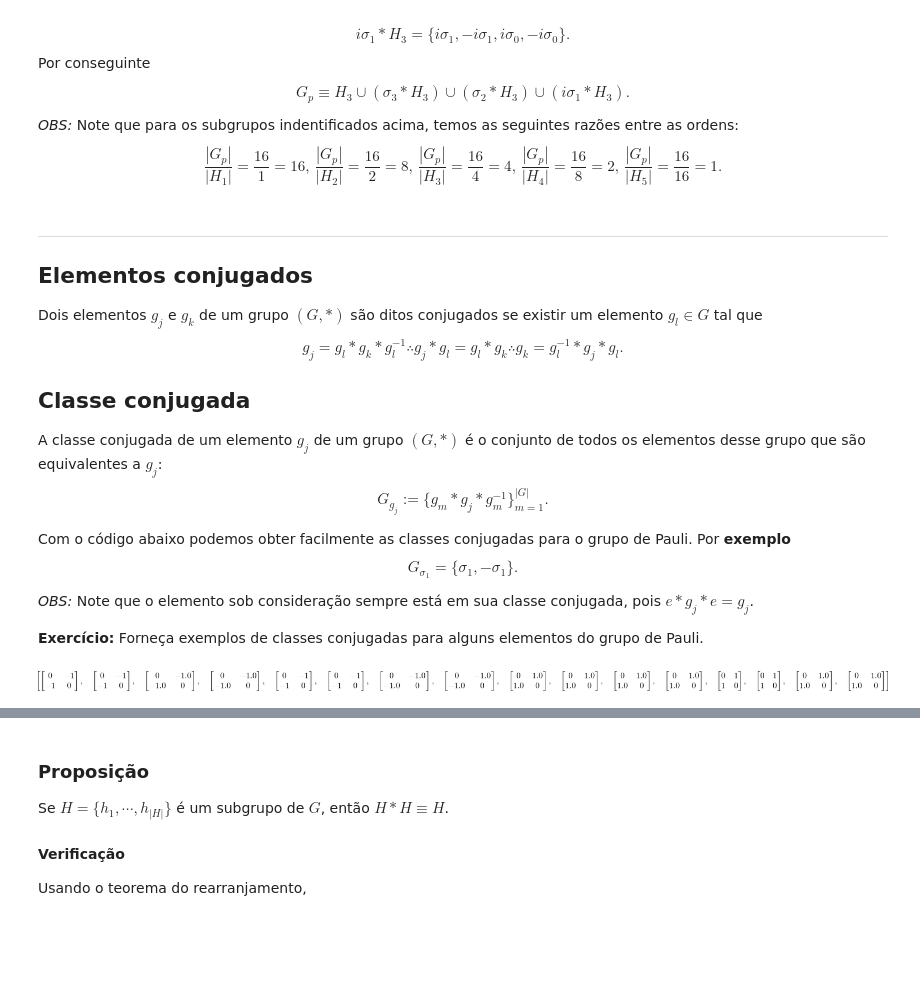
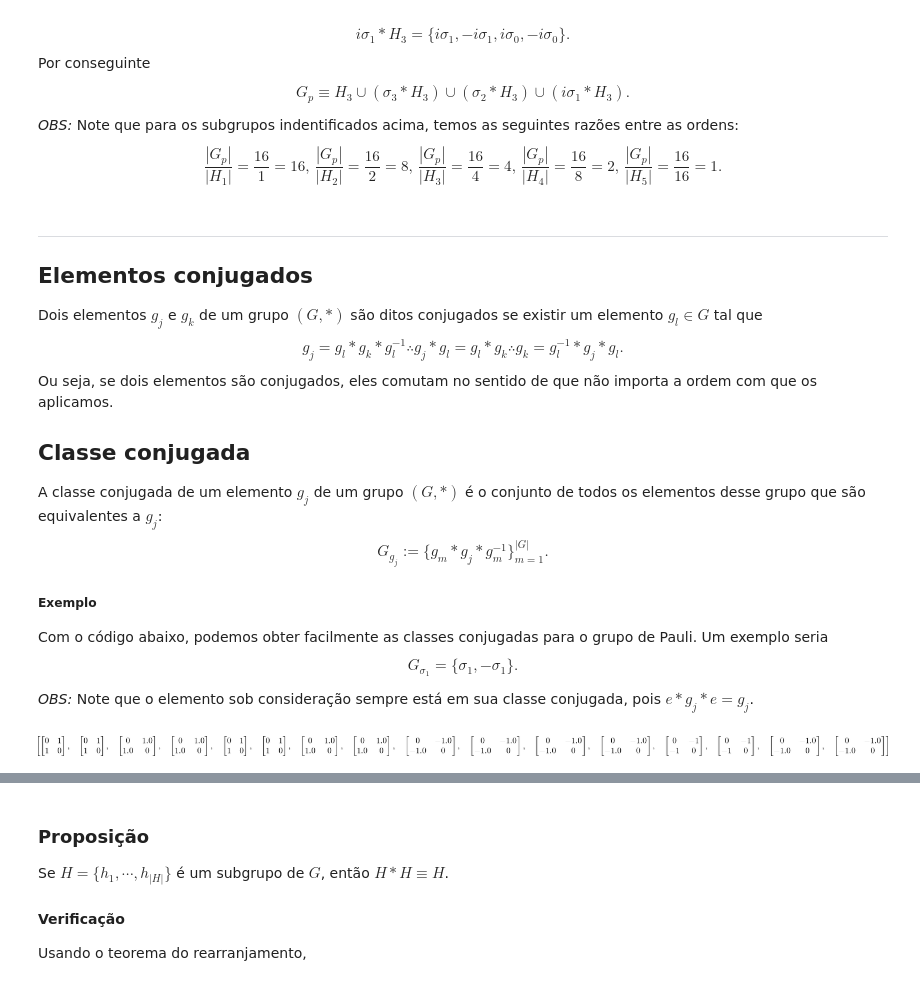
Before and after one commit to jonasmaziero/teoria_de_grupos, a Jupyter notebook: 01_grupos.ipynb, the cells around one changed output, grey strips where cells are left out. Saved outputs shown, nothing was run; the diff lists cells and outputs as text; code cells hidden in the pictures; blank space fills up the shorter version.

```diff
--- a/01_grupos.ipynb
+++ b/01_grupos.ipynb
@@ -200,6 +206,7 @@ Dois elementos $g_{j}$ e $g_{k}$ de um grupo $(G,*)$ são ditos conjugados se ex
 \begin{equation}
 g_{j}=g_{l}*g_{k}*g_{l}^{-1}\therefore g_{j}*g_{l}=g_{l}*g_{k}\therefore g_{k}=g_{l}^{-1}*g_{j}*g_{l}.
 \end{equation}
+Ou seja, se dois elementos são conjugados, eles comutam no sentido de que não importa a ordem com que os aplicamos.
 
 ## Classe conjugada
 A classe conjugada de um elemento $g_{j}$ de um grupo $(G,*)$ é o conjunto de todos os elementos desse grupo que são equivalentes a $g_{j}$:
@@ -207,28 +214,27 @@ A classe conjugada de um elemento $g_{j}$ de um grupo $(G,*)$ é o conjunto de t
 G_{g_{j}} := \{g_{m}*g_{j}*g_{m}^{-1}\}_{m=1}^{|G|}.
 \end{equation}
 
-Com o código abaixo podemos obter facilmente as classes conjugadas para o grupo de Pauli. Por __exemplo__
+##### Exemplo
+Com o código abaixo, podemos obter facilmente as classes conjugadas para o grupo de Pauli. Um exemplo seria
 \begin{equation}
 G_{\sigma_{1}} = \{ \sigma_{1},-\sigma_{1} \}.
 \end{equation}
 
 _OBS:_ Note que o elemento sob consideração sempre está em sua classe conjugada, pois $e*g_{j}*e=g_{j}$.
-
-__Exercício:__ Forneça exemplos de classes conjugadas para alguns elementos do grupo de Pauli.
 # %%
-Gp = [s0,-s0,1j*s0,-1j*s0,s1,-s1,1j*s1,-1j*s1,s2,-s2,1j*s2,-1j*s2,s3,-s3,1j*s3,-1j*s3]
+#Gp = [s0,-s0,1j*s0,-1j*s0,s1,-s1,1j*s1,-1j*s1,s2,-s2,1j*s2,-1j*s2,s3,-s3,1j*s3,-1j*s3] # lista para o grupo
 Gpi = [s0,-s0,-1j*s0,1j*s0,s1,-s1,-1j*s1,1j*s1,s2,-s2,-1j*s2,1j*s2,s3,-s3,-1j*s3,1j*s3] # elementos inversos
-GpGpi = [Matrix([[0,0],[0,0]])]*16 # inicialização
+#GpGpi = [Matrix([[0,0],[0,0]])]*16 # inicialização
 #for k in range(0,16): # verifica os inversos
 #    GpGpi[k] = Gp[k]*Gpi[k]
 Ggj = [Matrix([[0,0],[0,0]])]*16 # inicialização
-j = 5
+j = 4
 for k in range(0,16):
     Ggj[k] = Gpi[k]*Gp[j]*Gp[k]
 #GpGpi
 Ggj
 # %% [output]
-[figure, old version]
+[figure, new version]
 # %% [markdown]
 ## Teorema
 Considere dois elementos $g_{j}$ e $g_{k}$ do grupo $(G,*)$. Se esses elementos são conjugados, então suas classes conjugadas são iguais.
```
Also changed, not shown: parts of 14 cells of this notebook.
